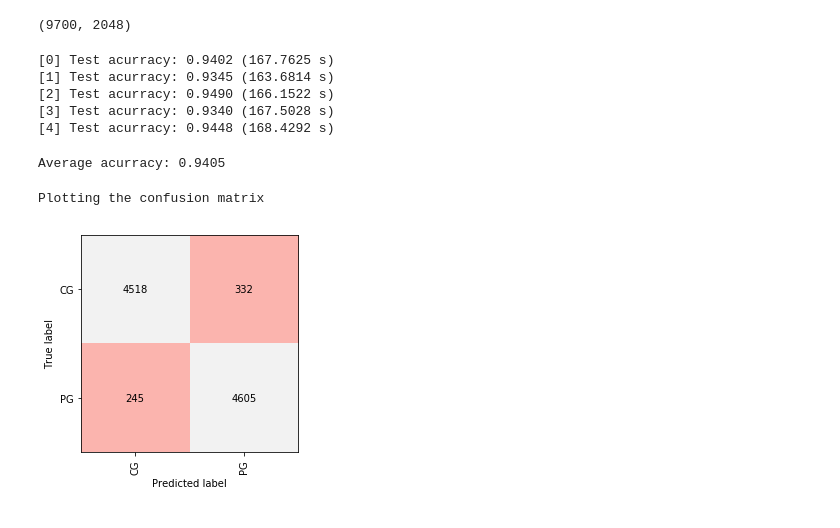
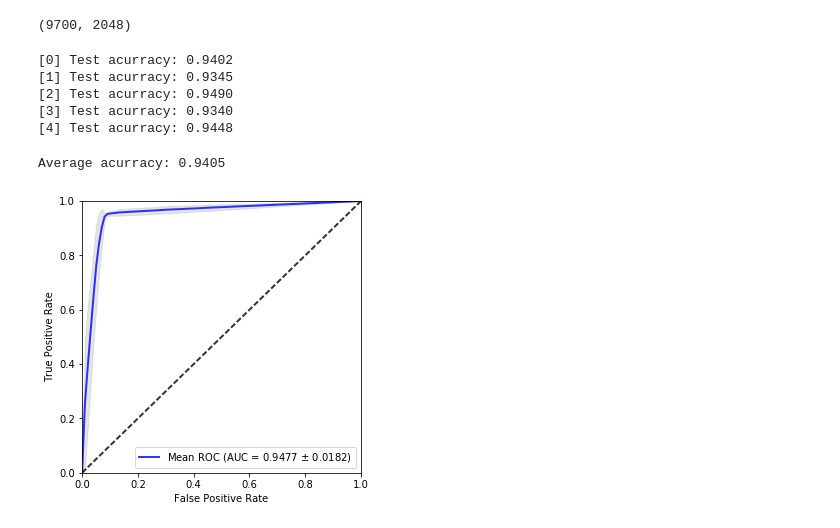
Before and after one commit to bazinho/CG, a Jupyter notebook: paper-5fold-resnet50-avgpool-SVM_SVC_C10.0_gamma0.001-0.9405acc-CHANGECOLOR.ipynb, the cells around one changed output. Saved outputs shown, nothing was run; the diff lists cells and outputs as text; code cells hidden in the pictures.

```diff
--- a/paper-5fold-resnet50-avgpool-SVM_SVC_C10.0_gamma0.001-0.9405acc-CHANGECOLOR.ipynb
+++ b/paper-5fold-resnet50-avgpool-SVM_SVC_C10.0_gamma0.001-0.9405acc-CHANGECOLOR.ipynb
@@ -6,14 +6,15 @@ import time
 from sklearn.preprocessing import LabelEncoder
 from sklearn.model_selection import StratifiedKFold
 from sklearn.model_selection import StratifiedShuffleSplit
-from sklearn.metrics import confusion_matrix,accuracy_score
 from sklearn.model_selection import train_test_split
 from sklearn.model_selection import learning_curve
+from sklearn.metrics import confusion_matrix,accuracy_score
+from sklearn.metrics import roc_curve, auc
+from scipy import interp
 import sklearn_evaluation.plot as skplot
 from sklearn import svm
 
 import matplotlib.pyplot as plt
-plt.rcParams['image.cmap'] = 'Pastel1'
 
 import numpy as np
 np.random.seed(1)
@@ -23,3 +24,5 @@ from keras.utils import np_utils
 from keras.preprocessing import image
 from keras.applications.resnet50 import ResNet50
 from keras.applications.imagenet_utils import preprocess_input
+
+os.environ['CUDA_VISIBLE_DEVICES'] = '-1'
@@ -119,6 +120,10 @@ for index in skf.split(X, y):
 # %%
 # Training top_model and saving min training loss weights
 conf_mat = np.zeros((len(list_fams),len(list_fams))) # Initializing the Confusion Matrix
+tprs = []
+aucs = []
+mean_fpr = np.linspace(0, 1, 100)
+
 for i in range(kfold):
     train_indices = skfind[i][0]
     test_indices = skfind[i][1]
@@ -127,19 +132,25 @@ for i in range(kfold):
     X_test = resnet50features[test_indices]
     y_test = y[test_indices]
 
-    top_model = svm.SVC(C=10.0,gamma=0.001)
-    start = time.time()
+    top_model = svm.SVC(C=10.0, gamma=0.001, probability=True)
     top_model.fit(X_train,y_train)  # Training
-    end = time.time()
     y_pred = top_model.predict(X_test)  # Testing
-    print("[%d] Test acurracy: %.4f (%.4f s)" %(i,accuracy_score(y_test,y_pred),end-start))
+    y_score = top_model.predict_proba(X_test)
+
+    print("[%d] Test acurracy: %.4f" %(i,accuracy_score(y_test,y_pred)))
     cm = confusion_matrix(y_test,y_pred)  # Compute confusion matrix for this fold
     conf_mat = conf_mat + cm  # Compute global confusion matrix
+
+    fpr, tpr, thresholds = roc_curve(y_test, y_pred)
+    tprs.append(interp(mean_fpr, fpr, tpr))
+    tprs[-1][0] = 0.0
+    roc_auc = auc(fpr, tpr)
+    aucs.append(roc_auc)
 # %% [output]
-[0] Test acurracy: 0.9402 (167.7625 s)
-[1] Test acurracy: 0.9345 (163.6814 s)
-[2] Test acurracy: 0.9490 (166.1522 s)
-[3] Test acurracy: 0.9340 (167.5028 s)
-[4] Test acurracy: 0.9448 (168.4292 s)
+[0] Test acurracy: 0.9402
+[1] Test acurracy: 0.9345
+[2] Test acurracy: 0.9490
+[3] Test acurracy: 0.9340
+[4] Test acurracy: 0.9448
 # %%
 # Computing the average accuracy
@@ -147,6 +158,37 @@ avg_acc = np.trace(conf_mat)/sum(no_imgs)
 print("Average acurracy: %.4f" %(avg_acc))
 # %% [output]
 Average acurracy: 0.9405
+# %%
+fpr, tpr, thresholds = roc_curve(y_test, y_score[:, 1])
+tprs.append(interp(mean_fpr, fpr, tpr))
+tprs[-1][0] = 0.0
+roc_auc = auc(fpr, tpr)
+aucs.append(roc_auc)
+# %%
+figure = plt.gcf()
+figure.set_size_inches(5, 5)
+mean_tpr = np.mean(tprs, axis=0)
+mean_tpr[-1] = 1.0
+mean_auc = auc(mean_fpr, mean_tpr)
+std_auc = np.std(aucs)
+plt.plot(mean_fpr, mean_tpr, color='b',
+         label=r'Mean ROC (AUC = %0.4f $\pm$ %0.4f)' % (mean_auc, std_auc),
+         lw=2, alpha=.8)
+plt.plot([0, 1], [0, 1], linestyle='--', lw=2, color='k', alpha=.8)
+
+std_tpr = np.std(tprs, axis=0)
+tprs_upper = np.minimum(mean_tpr + std_tpr, 1)
+tprs_lower = np.maximum(mean_tpr - std_tpr, 0)
+plt.fill_between(mean_fpr, tprs_lower, tprs_upper, color='gray', alpha=.2)
+
+plt.xlim([0.0, 1.0])
+plt.ylim([0.0, 1.0])
+plt.xlabel('False Positive Rate')
+plt.ylabel('True Positive Rate')
+plt.legend(loc="lower right")
+plt.show()
+# %% [output]
+[figure, added]
 # %%
 print("Plotting the confusion matrix")
 figure = plt.gcf()
@@ -155,16 +197,13 @@ plt.imshow(conf_mat,interpolation='nearest')
 for row in range(len(list_fams)):
     for col in range(len(list_fams)):
         plt.annotate(str(int(conf_mat[row][col])),xy=(col,row),ha='center',va='center')
-plt.xticks(range(len(list_fams)),list_fams,rotation=90,fontsize=10)
-plt.yticks(range(len(list_fams)),list_fams,fontsize=10)
+plt.xticks(range(len(list_fams)),list_fams,rotation=90,fontsize=12)
+plt.yticks(range(len(list_fams)),list_fams,fontsize=12)
 #plt.title('Confusion matrix')
 plt.ylabel('True label')
 plt.xlabel('Predicted label')
 plt.savefig('SVM-ConfusionMatrix_5fold_CV.pdf', format='pdf')
 plt.show()
-# %% [output]
-Plotting the confusion matrix
-[figure, removed]
 # %%
 print("Plotting the confusion matrix normalized")
 conf_mat_norm = conf_mat/no_imgs  # Normalizing the confusion matrix
```
Also changed, not shown: parts of 9 cells of this notebook, 14 other files.
